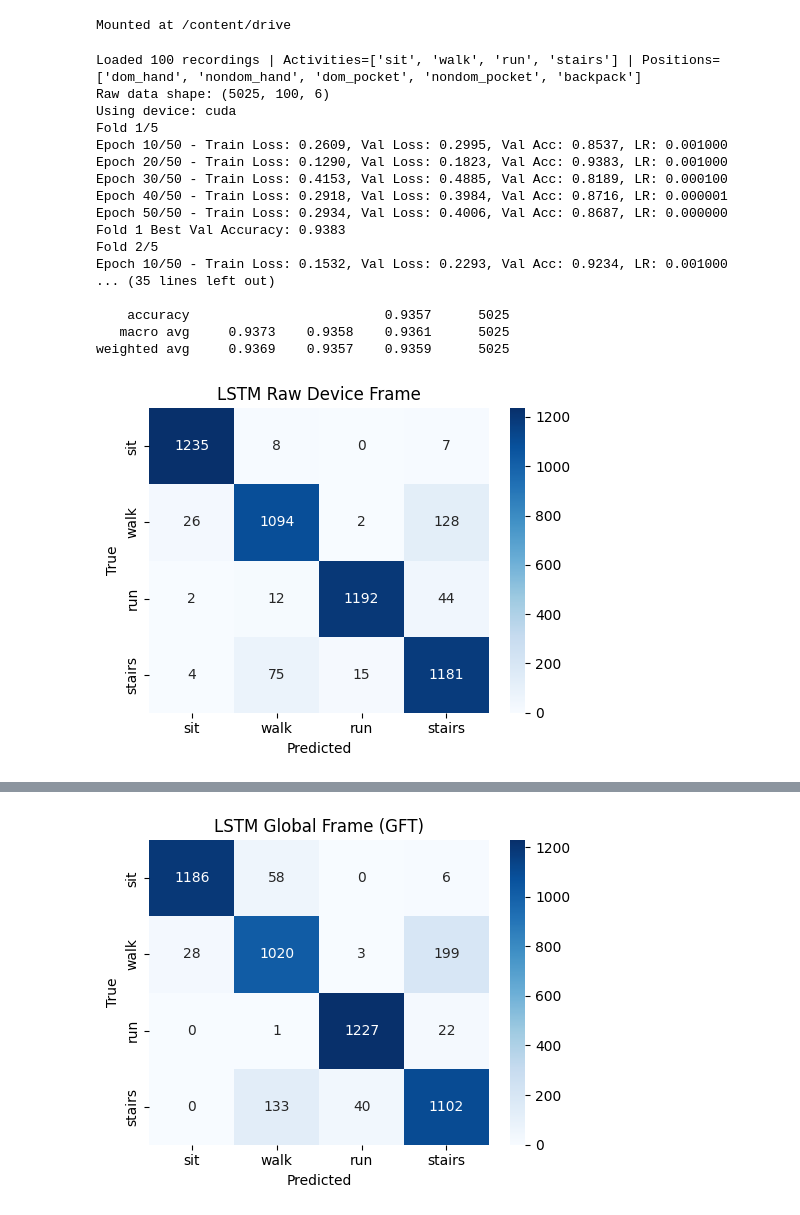
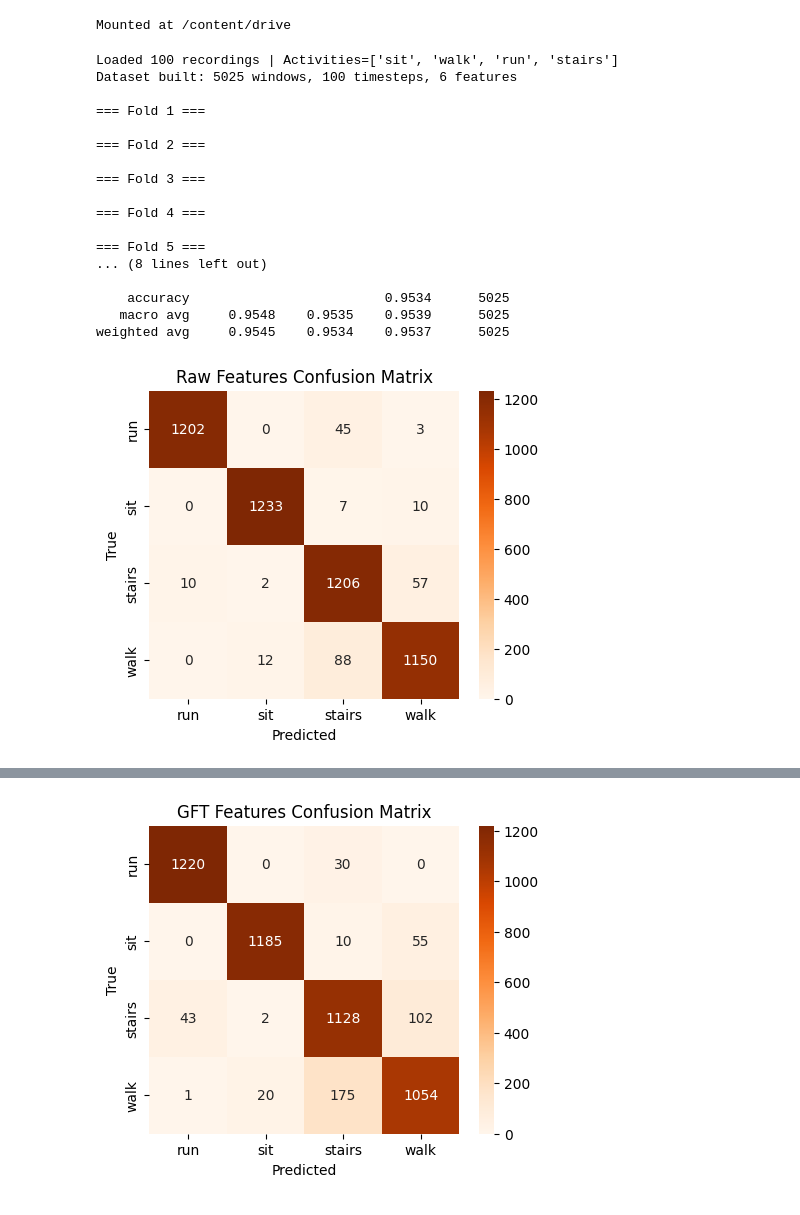
Before and after one commit to Ninjaprime875/ScienceFair_Code, a Jupyter notebook: LSTM/LSTM.ipynb, the cells around one changed output, grey strips where cells are left out. Drawn from its saved outputs; the diff is of its cells as text; code cells hidden in the pictures.

Commit message:
edit lstm

```diff
--- a/LSTM/LSTM.ipynb
+++ b/LSTM/LSTM.ipynb
@@ -288,44 +204,28 @@ def evaluate_lstm(X, y, groups, title, num_features):
 # %%
 if __name__ == "__main__":
     recordings = load_selected_csvs(DATA_DIR)
 
-    X_raw, y_raw, g_raw, _ = build_dataset_lstm(recordings, RAW_FEATURES)
-    print(f"Raw data shape: {X_raw.shape}")
+    X_raw, y_raw, g_raw = build_dataset(recordings, RAW_FEATURES)
+    evaluate_lstm(X_raw, y_raw, g_raw, title="Raw Features")
 
-    raw_metrics = evaluate_lstm(
-        X_raw, y_raw, g_raw,
-        "LSTM Raw Device Frame",
-        num_features=len(RAW_FEATURES)
-    )
-
-    X_gft, y_gft, g_gft, _ = build_dataset_lstm(recordings, GFT_FEATURES)
-    print(f"GFT data shape: {X_gft.shape}")
-
-    gft_metrics = evaluate_lstm(
-        X_gft, y_gft, g_gft,
-        "LSTM Global Frame (GFT)",
-        num_features=len(GFT_FEATURES)
-    )
-
-    print("Summary")
-    print("Raw Device Frame:", raw_metrics)
-    print("Global Frame (GFT):", gft_metrics)
+    X_gft, y_gft, g_gft = build_dataset(recordings, GFT_FEATURES)
+    evaluate_lstm(X_gft, y_gft, g_gft, title="GFT Features")
 # %% [output]
-Loaded 100 recordings | Activities=['sit', 'walk', 'run', 'stairs'] | Positions=['dom_hand', 'nondom_hand', 'dom_pocket', 'nondom_pocket', 'backpack']
-Raw data shape: (5025, 100, 6)
-Using device: cuda
-Fold 1/5
-Epoch 10/50 - Train Loss: 0.2609, Val Loss: 0.2995, Val Acc: 0.8537, LR: 0.001000
-Epoch 20/50 - Train Loss: 0.1290, Val Loss: 0.1823, Val Acc: 0.9383, LR: 0.001000
-Epoch 30/50 - Train Loss: 0.4153, Val Loss: 0.4885, Val Acc: 0.8189, LR: 0.000100
-Epoch 40/50 - Train Loss: 0.2918, Val Loss: 0.3984, Val Acc: 0.8716, LR: 0.000001
-Epoch 50/50 - Train Loss: 0.2934, Val Loss: 0.4006, Val Acc: 0.8687, LR: 0.000000
-Fold 1 Best Val Accuracy: 0.9383
-Fold 2/5
-Epoch 10/50 - Train Loss: 0.1532, Val Loss: 0.2293, Val Acc: 0.9234, LR: 0.001000
-... (35 lines left out)
+Loaded 100 recordings | Activities=['sit', 'walk', 'run', 'stairs']
+Dataset built: 5025 windows, 100 timesteps, 6 features
 
-    accuracy                         0.9357      5025
-   macro avg     0.9373    0.9358    0.9361      5025
-weighted avg     0.9369    0.9357    0.9359      5025
+=== Fold 1 ===
+
+=== Fold 2 ===
+
+=== Fold 3 ===
+
+=== Fold 4 ===
+
+=== Fold 5 ===
+... (8 lines left out)
+
+    accuracy                         0.9534      5025
+   macro avg     0.9548    0.9535    0.9539      5025
+weighted avg     0.9545    0.9534    0.9537      5025
-[figure, old version]
+[figure, new version]
@@ -349 +249 @@ weighted avg     0.9031    0.9025    0.9026      5025
-[figure, old version]
+[figure, new version]
```
Also changed, not shown: parts of 10 cells of this notebook, 1 other file.
